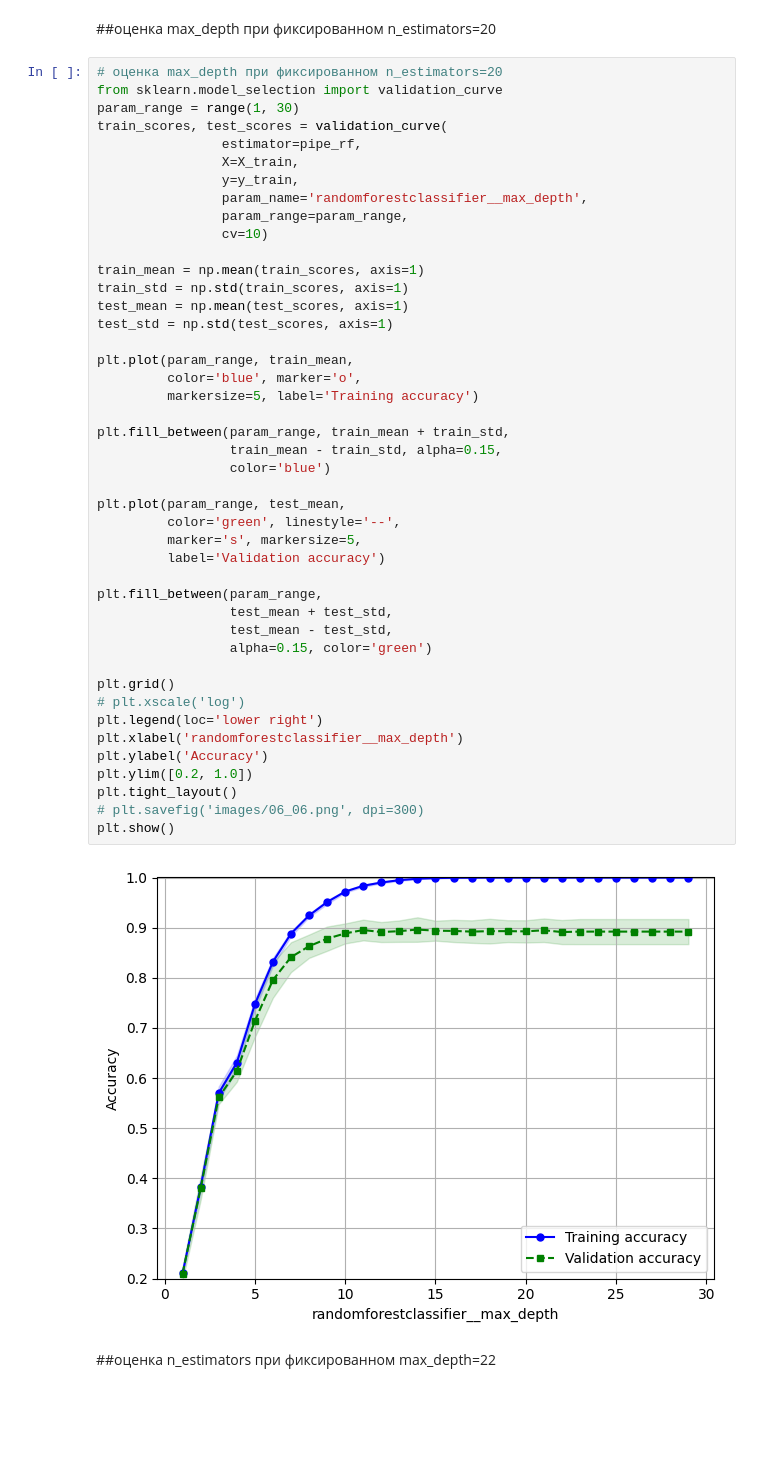
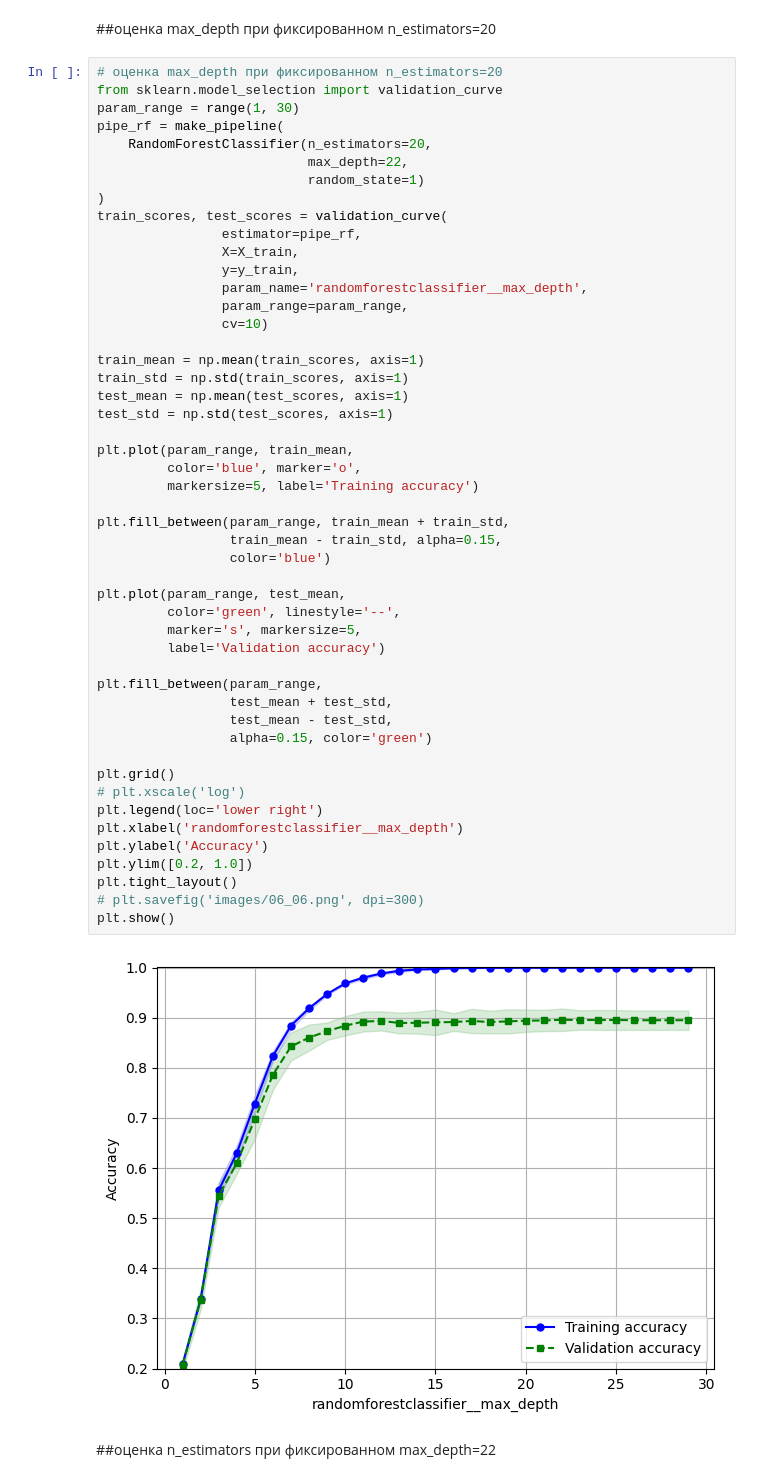
Before and after one commit to MinyaevAndrey/MYPETS, a Jupyter notebook: RF-messengers.ipynb, the cells around one changed output. Cells and saved outputs as stored; diff of their text form; blank space fills up the shorter version.

```diff
--- a/RF-messengers.ipynb
+++ b/RF-messengers.ipynb
@@ -572,6 +572,11 @@ precision (test): 0.90 +/- 0.025
 # оценка max_depth при фиксированном n_estimators=20
 from sklearn.model_selection import validation_curve
 param_range = range(1, 30)
+pipe_rf = make_pipeline(
+    RandomForestClassifier(n_estimators=20,
+                           max_depth=22,
+                           random_state=1)
+)
 train_scores, test_scores = validation_curve(
                 estimator=pipe_rf,
                 X=X_train,
@@ -586,34 +591,34 @@ test_mean = np.mean(test_scores, axis=1)
 test_std = np.std(test_scores, axis=1)
 
 plt.plot(param_range, train_mean,
          color='blue', marker='o',
          markersize=5, label='Training accuracy')
 
 plt.fill_between(param_range, train_mean + train_std,
                  train_mean - train_std, alpha=0.15,
                  color='blue')
 
 plt.plot(param_range, test_mean,
          color='green', linestyle='--',
          marker='s', markersize=5,
          label='Validation accuracy')
 
 plt.fill_between(param_range,
                  test_mean + test_std,
                  test_mean - test_std,
                  alpha=0.15, color='green')
 
 plt.grid()
 # plt.xscale('log')
 plt.legend(loc='lower right')
 plt.xlabel('randomforestclassifier__max_depth')
 plt.ylabel('Accuracy')
 plt.ylim([0.2, 1.0])
 plt.tight_layout()
 # plt.savefig('images/06_06.png', dpi=300)
 plt.show()
 # %% [output]
-[figure, old version]
+[figure, new version]
 # %% [markdown]
 ##оценка n_estimators при фиксированном max_depth=22
 # %%
```
Also changed, not shown: parts of 2 cells of this notebook.
